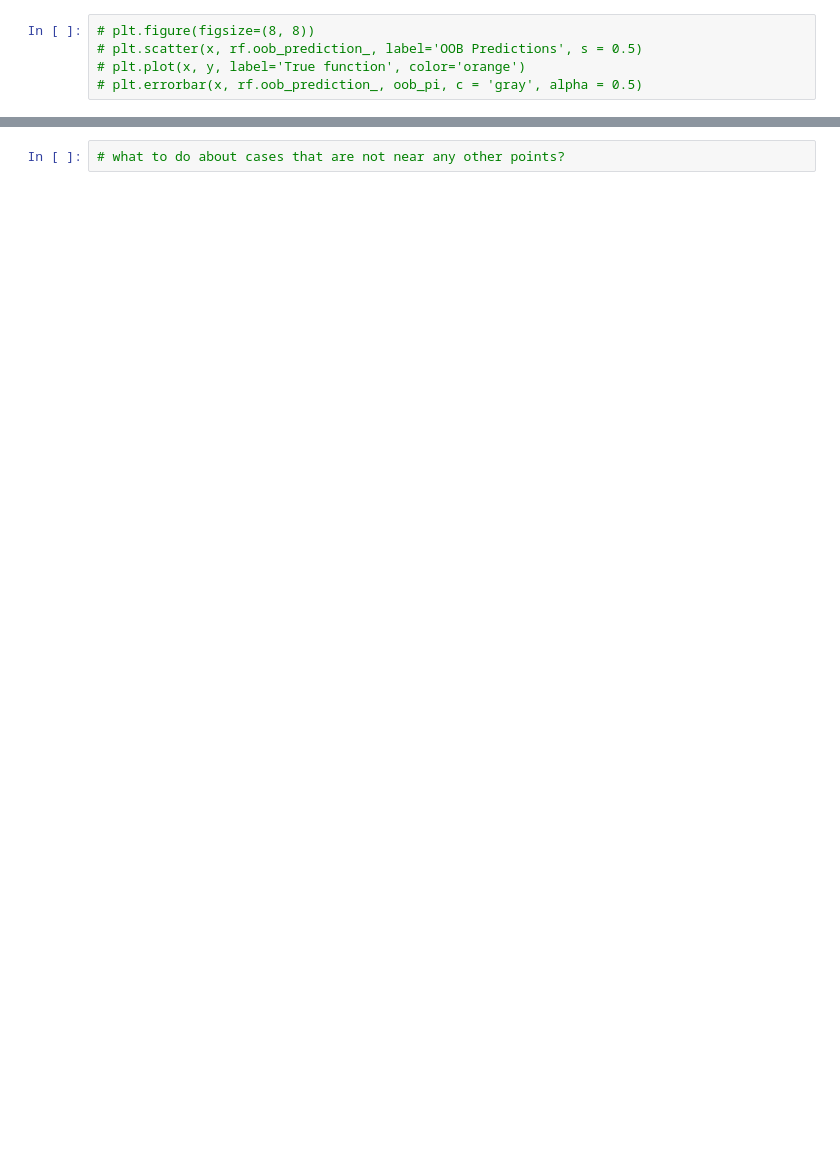
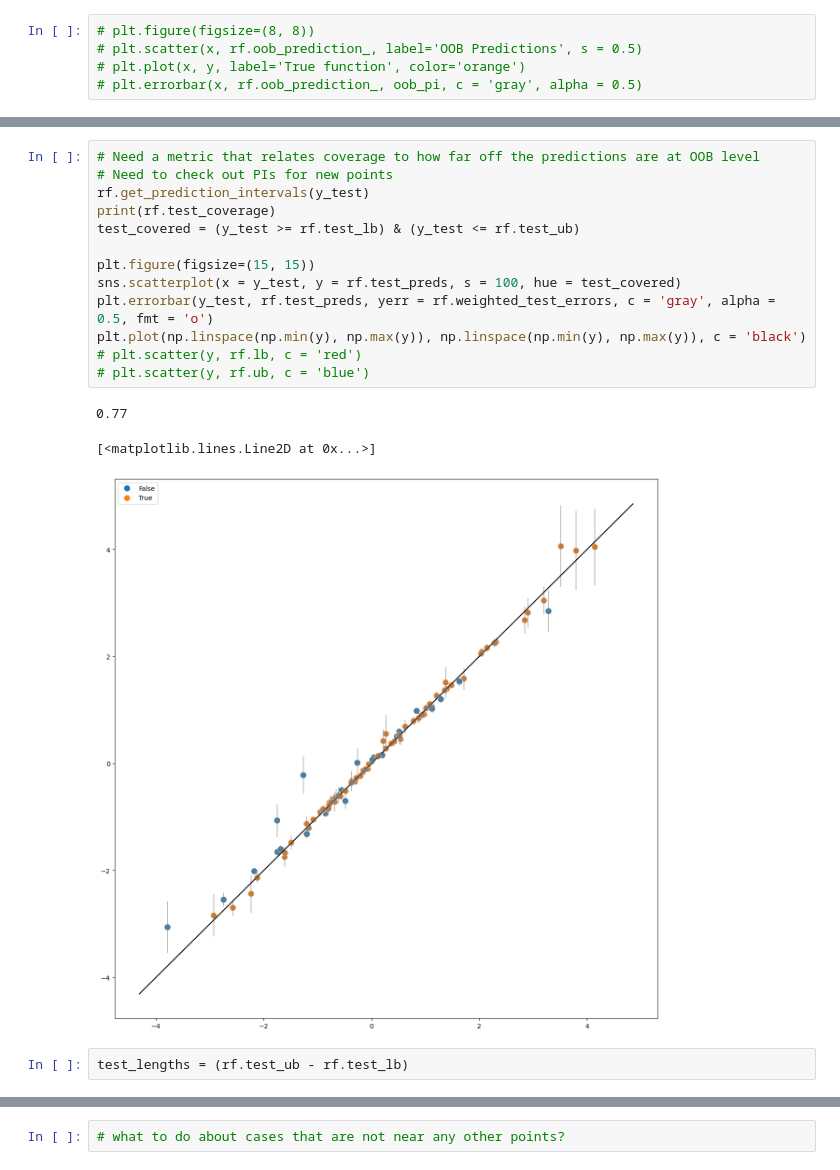
Before and after one commit to jakerhodes/RF-GAP-Python, a Jupyter notebook: test_pi.ipynb, the cells around one changed output, grey strips where cells are left out. Saved outputs shown, nothing was run; the diff lists cells and outputs as text; blank space fills up the shorter version.

```diff
--- a/test_pi.ipynb
+++ b/test_pi.ipynb
@@ -56,0 +74,19 @@ plt.plot(np.linspace(np.min(y), np.max(y)), np.linspace(np.min(y), np.max(y)), c
+# %%
+# Need a metric that relates coverage to how far off the predictions are at OOB level
+# Need to check out PIs for new points
+rf.get_prediction_intervals(y_test)
+print(rf.test_coverage)
+test_covered = (y_test >= rf.test_lb) & (y_test <= rf.test_ub)
+
+plt.figure(figsize=(15, 15))
+sns.scatterplot(x = y_test, y = rf.test_preds, s = 100, hue = test_covered)
+plt.errorbar(y_test, rf.test_preds, yerr = rf.weighted_test_errors, c = 'gray', alpha = 0.5, fmt = 'o')
+plt.plot(np.linspace(np.min(y), np.max(y)), np.linspace(np.min(y), np.max(y)), c = 'black')
+# plt.scatter(y, rf.lb, c = 'red')
+# plt.scatter(y, rf.ub, c = 'blue')
+# %% [output]
+0.77
+[<matplotlib.lines.Line2D at 0x...>]
+[figure, added]
+# %%
+test_lengths = (rf.test_ub - rf.test_lb)
```
Also changed, not shown: parts of 22 cells of this notebook, 1 other file.
